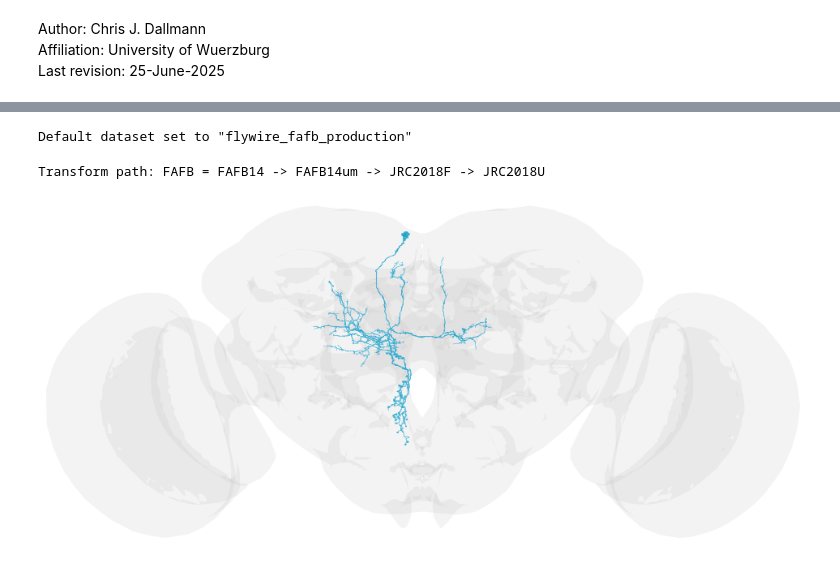
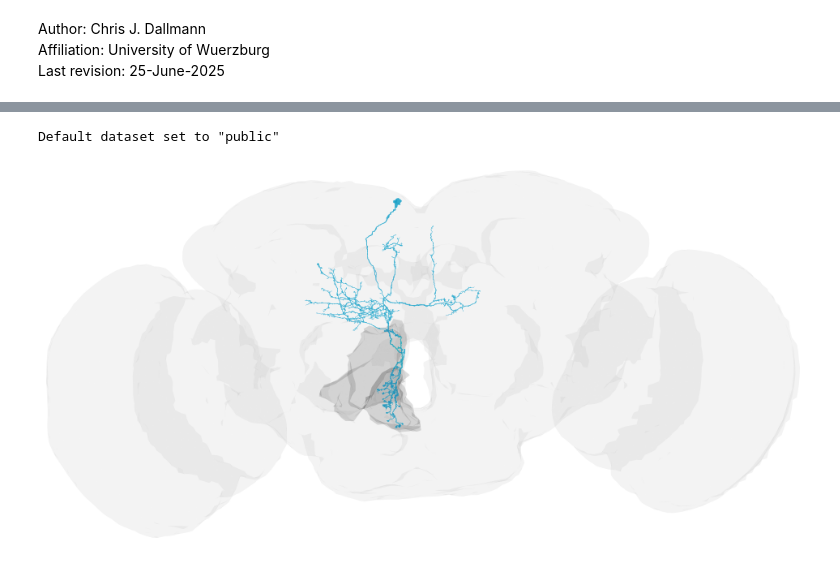
Before and after one commit to chrisjdallmann/roadrunner, a Jupyter notebook: code/flywire_plot_neurons.ipynb, the cells around one changed output, grey strips where cells are left out. Saved outputs shown, nothing was run; the diff lists cells and outputs as text; code cells hidden in the pictures.

```diff
--- a/code/flywire_plot_neurons.ipynb
+++ b/code/flywire_plot_neurons.ipynb
@@ -39,5 +15,4 @@ flywire.get_materialization_versions(dataset="production") # 'production'
 # %%
-flywire.set_default_dataset('flywire_fafb_production')
-root_id = [720575940639781027] # [720575940620260219]
+flywire.set_default_dataset('public')
 # %% [output]
-Default dataset set to "flywire_fafb_production"
+Default dataset set to "public"
@@ -56,43 +28,33 @@ n = flywire.get_mesh_neuron(root_id)
-# %%
-# Transform meshes
-n_xform = navis.xform_brain(n, source = 'FAFB', target = 'JRC2018U')
-
-# Save mesh
-# navis.write_mesh(xform, r'C:/Users/Chris/Desktop/neuron.obj')
-# %% [output]
-Transform path: FAFB = FAFB14 -> FAFB14um -> JRC2018F -> JRC2018U
 # %%
-# Get brain and neuropils
-#brain = flybrains.FLYWIRE
-brain = flybrains.JRC2018U
-#neuropils = flywire.get_neuropil_volumes(['ICL_L', 'ICL_R','SPS_L','SPS_R','IPS_L','IPS_R'])
+# Get brain and neuropil meshes
+brain = flybrains.FLYWIRE
+#brain = flybrains.JRC2018U
+neuropils = flywire.get_neuropil_volumes(['FLA_L', 'VES_L'])
 # %%
 # Set colors
 color = []
 
-# Neurons
-#for i in root_ids_1:
-#    color.append([0/255,0/255,255/255,1])
-#
-#for i in root_ids_2:
-#    color.append([0/255,255/255,0/255,1])
-
+# Neuron
 color.append([0/255,150/255,200/255,1])
 
 # Brain
 color.append([0.75,0.75,0.75,0.1])
+
+# Neuropils
+color.append([.3,.3,.3,0.1])
+color.append([.3,.3,.3,0.1])
 # %%
 # Plot neurons
 fig, ax = navis.plot2d(
-    [n_xform, brain.mesh], #[n, brain.mesh, neuropils]
+    [brain.mesh, neuropils, n], #[n, brain.mesh, neuropils]
     dps_scale_vec=1000,
     method='2d',
     view=('-x','-y'), # Posterior view: ('-x','-y'); front view: ('x','-y'); dorsal view: ('-x','-z')
     figsize=(12, 12),
-    color = color, # Brain has to be last input
+    color=color,
     )
 
-plt.savefig(r'C:/Users/Chris/Desktop/RR_left.png', dpi=400)
+plt.savefig(r'C:/Users/Chris/Desktop/RR.png', dpi=400)
 plt.show()
 # %% [output]
-[figure, old version]
+[figure, new version]
```
Also changed, not shown: parts of 6 cells of this notebook.
